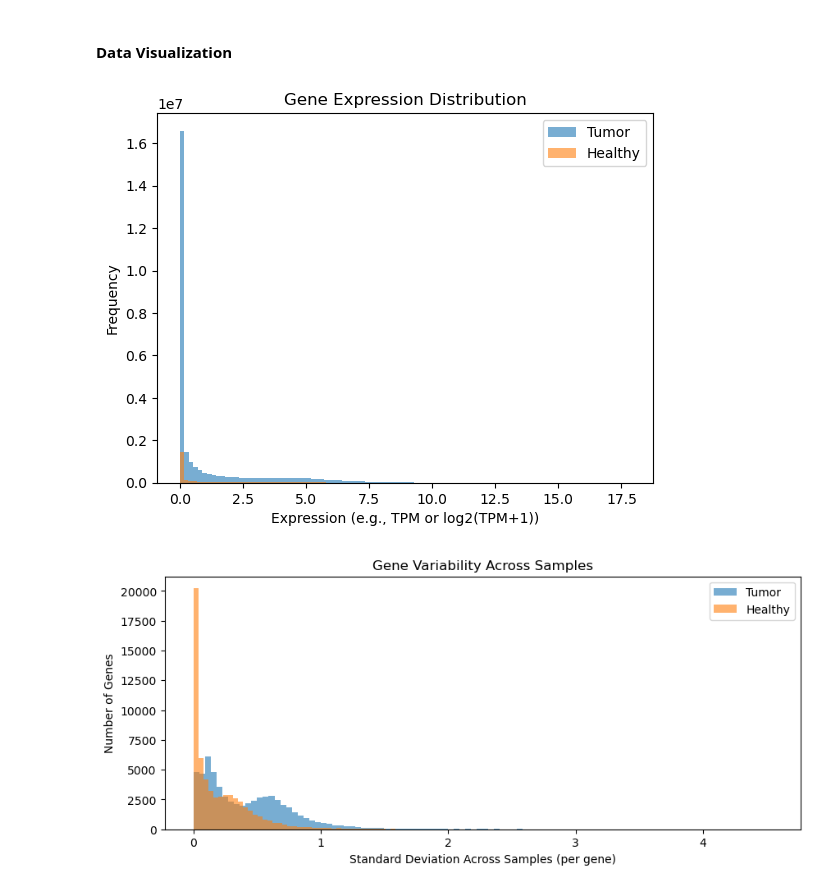
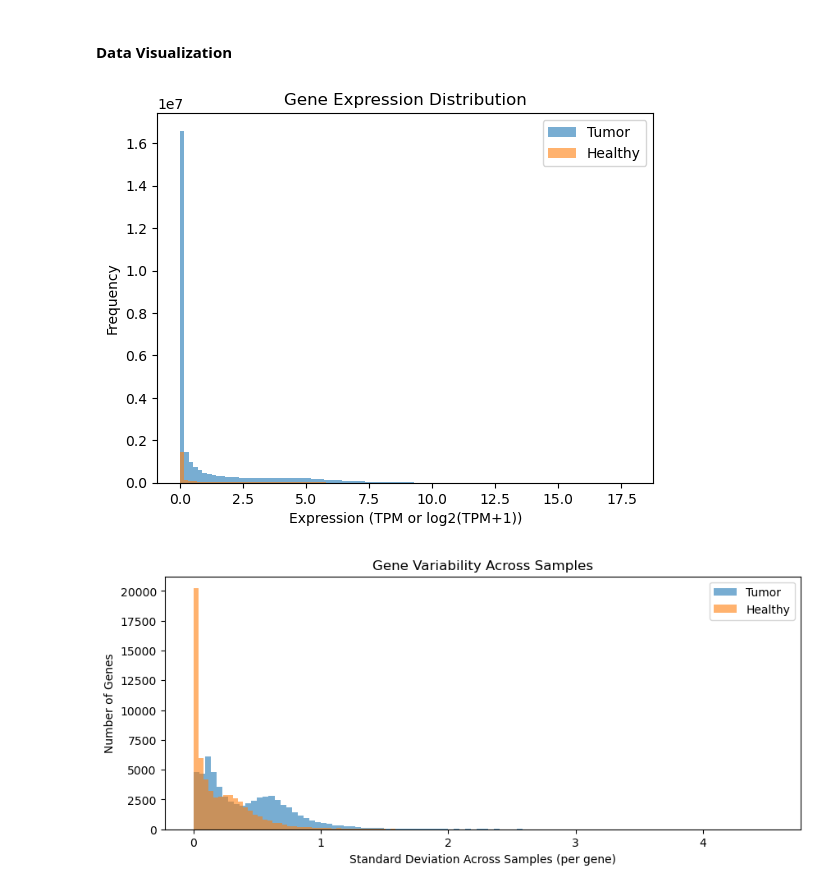
Before and after one commit to Alexreat/dissertation_project, a Jupyter notebook: DissertProject.ipynb, the cells around one changed output. Saved outputs shown, nothing was run; the diff lists cells and outputs as text; code cells hidden in the pictures.

```diff
--- a/DissertProject.ipynb
+++ b/DissertProject.ipynb
@@ -335,19 +335,19 @@ max                 15.277363               15.474247               14.956908
 # %%
 import matplotlib.pyplot as plt
 
 # Flatten the values into one array per dataset
 tumor_vals = tcga_tumor_df.values.flatten()
 healthy_vals = tcga_healthy_df.values.flatten()
 
 plt.hist(tumor_vals, bins=100, alpha=0.6, label='Tumor')
 plt.hist(healthy_vals, bins=100, alpha=0.6, label='Healthy')
-plt.xlabel("Expression (e.g., TPM or log2(TPM+1))")
+plt.xlabel("Expression (TPM or log2(TPM+1))")
 plt.ylabel("Frequency")
 plt.title("Gene Expression Distribution")
 plt.legend()
 plt.show()
 # %% [output]
-[figure, old version]
+[figure, new version]
 # %%
 # Standard deviation across genes
 tumor_gene_std = tcga_tumor_df.std(axis=1)
```
Also changed, not shown: parts of 19 cells of this notebook.
